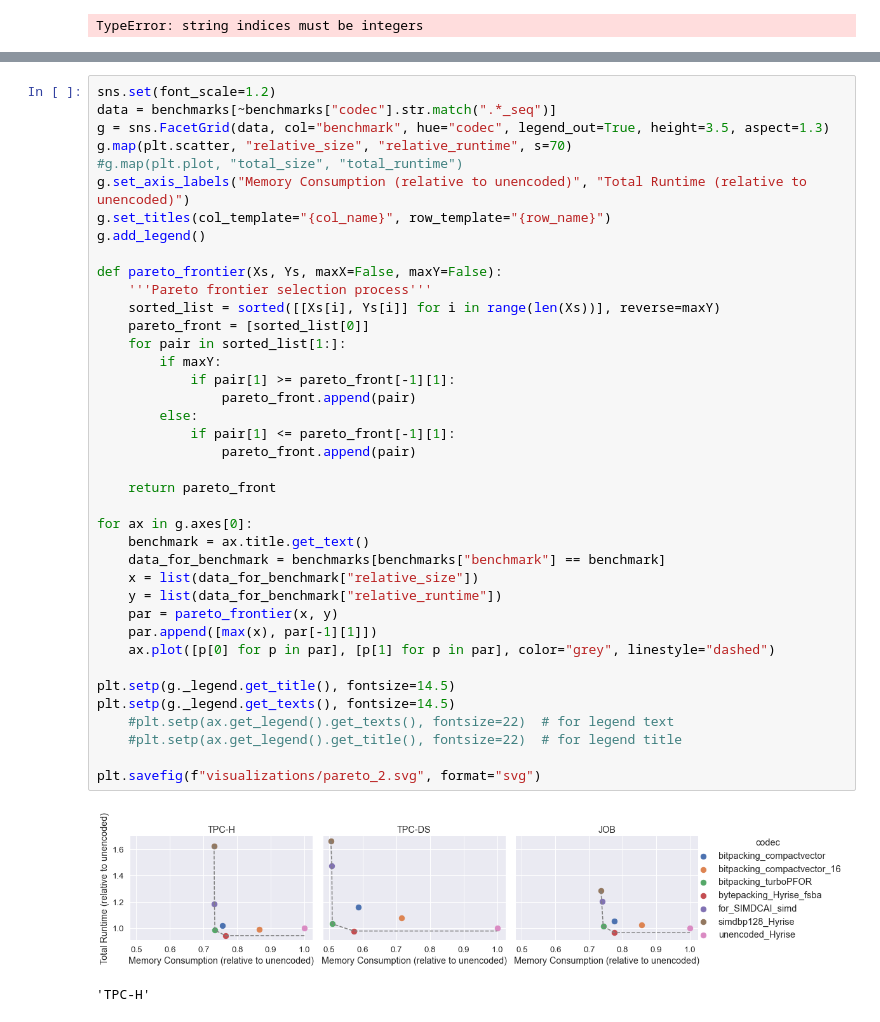
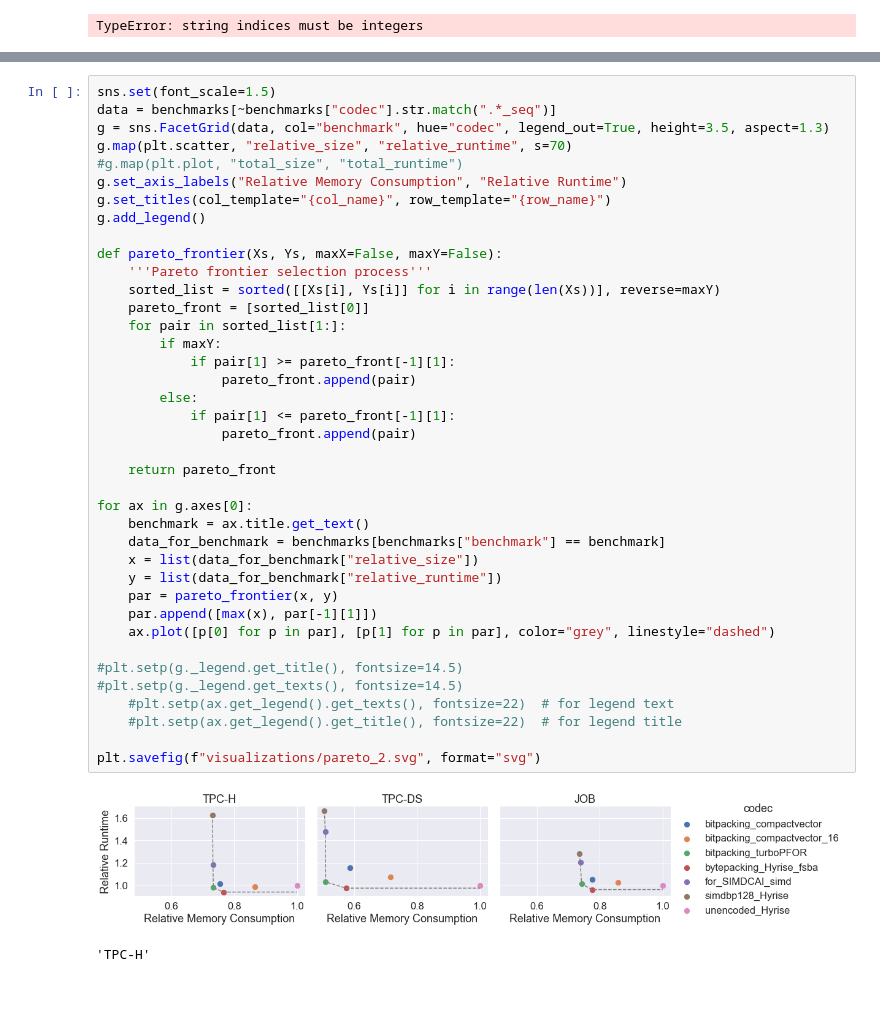
Before and after one commit to linuslh1996/column-compression, a Jupyter notebook: notebooks/CompareTPCH_ColumnCompression.ipynb, the cells around one changed output, grey strips where cells are left out. Cells and saved outputs as stored; diff of their text form; blank space fills up the shorter version.

```diff
--- a/notebooks/CompareTPCH_ColumnCompression.ipynb
+++ b/notebooks/CompareTPCH_ColumnCompression.ipynb
@@ -350,46 +350,46 @@ benchmarks
 | 7 | sizes_simdbp.txt | 6.501656 | 1674731312 | 0 | 4826925144 | simdbp128_Hyrise | ./tpch_simdbp_singlethreaded.json | ... |
 | 8 | sizes_compressionUnencoded.txt | 8.841092 | 3366120724 | 0 | 5474971024 | unencoded_Hyrise | ./tpch_compressionUnencoded_singl... | ... |
 # %%
-sns.set(font_scale=1.2)
+sns.set(font_scale=1.5)
 data = benchmarks[~benchmarks["codec"].str.match(".*_seq")]
 g = sns.FacetGrid(data, col="benchmark", hue="codec", legend_out=True, height=3.5, aspect=1.3)
 g.map(plt.scatter, "relative_size", "relative_runtime", s=70)
 #g.map(plt.plot, "total_size", "total_runtime")
-g.set_axis_labels("Memory Consumption (relative to unencoded)", "Total Runtime (relative to unencoded)")
+g.set_axis_labels("Relative Memory Consumption", "Relative Runtime")
 g.set_titles(col_template="{col_name}", row_template="{row_name}")
 g.add_legend()
 
 def pareto_frontier(Xs, Ys, maxX=False, maxY=False):
     '''Pareto frontier selection process'''
     sorted_list = sorted([[Xs[i], Ys[i]] for i in range(len(Xs))], reverse=maxY)
     pareto_front = [sorted_list[0]]
     for pair in sorted_list[1:]:
         if maxY:
             if pair[1] >= pareto_front[-1][1]:
                 pareto_front.append(pair)
         else:
             if pair[1] <= pareto_front[-1][1]:
                 pareto_front.append(pair)
 
     return pareto_front
 
 for ax in g.axes[0]:
     benchmark = ax.title.get_text()
     data_for_benchmark = benchmarks[benchmarks["benchmark"] == benchmark]
     x = list(data_for_benchmark["relative_size"])
     y = list(data_for_benchmark["relative_runtime"])
     par = pareto_frontier(x, y)
     par.append([max(x), par[-1][1]])
     ax.plot([p[0] for p in par], [p[1] for p in par], color="grey", linestyle="dashed")
 
-plt.setp(g._legend.get_title(), fontsize=14.5)
-plt.setp(g._legend.get_texts(), fontsize=14.5)
+#plt.setp(g._legend.get_title(), fontsize=14.5)
+#plt.setp(g._legend.get_texts(), fontsize=14.5)
     #plt.setp(ax.get_legend().get_texts(), fontsize=22)  # for legend text
     #plt.setp(ax.get_legend().get_title(), fontsize=22)  # for legend title
 
 plt.savefig(f"visualizations/pareto_2.svg", format="svg")
 # %% [output]
-[figure, old version]
+[figure, new version]
 # %%
 # %% [output]
 'TPC-H'
```
Also changed, not shown: 2 other files.
